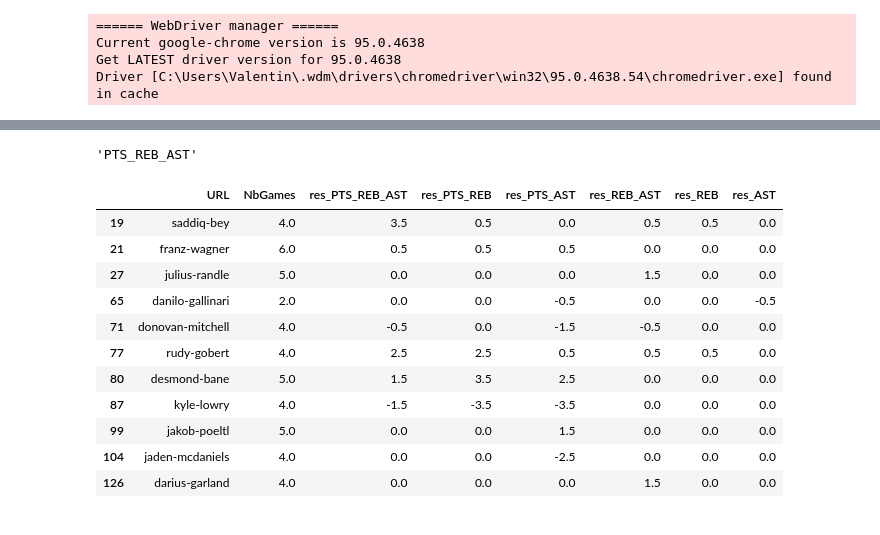
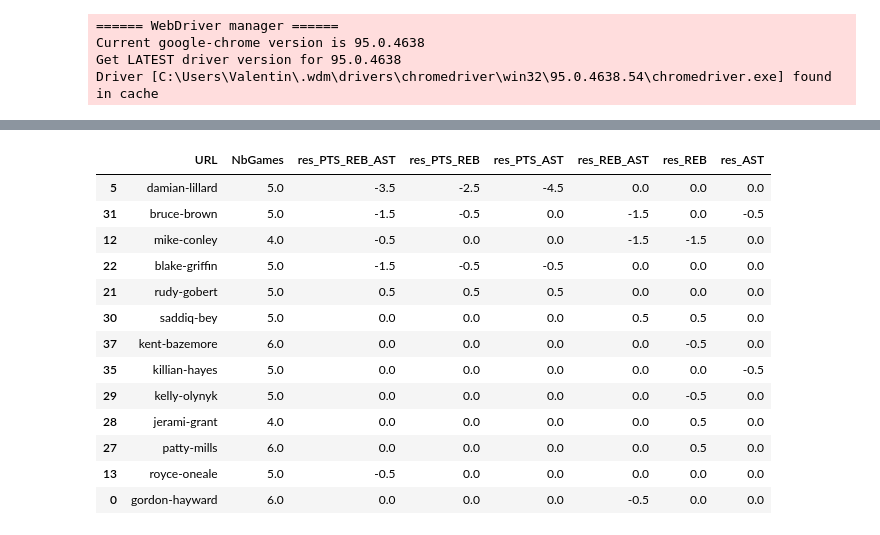
Before and after one commit to Shaakon35/NBA_Betting, a Jupyter notebook: Player_Stats.ipynb, the cells around one changed output, grey strips where cells are left out. Cells and saved outputs as stored; diff of their text form; code cells hidden in the pictures.

```diff
--- a/Player_Stats.ipynb
+++ b/Player_Stats.ipynb
@@ -282,3 +282,37 @@ IndexError: list index out of range
+# %%
+CoteMatch = "https://www.unibet.fr/zones/v3/sportnode/markets.json?nodeId=627957624&filter=R%25C3%25A9sultat&marketname=Vainqueur%2520du%2520match%2520(prolong.%2520incluses)"
+with urllib.request.urlopen(CoteMatch) as url:
+    json_data = json.loads(url.read().decode())
+row_data = []
+for d in json_data['marketsByType'][0]['days']:
+    for e in d['events']:
+        match = e['eventName']
+        for j in e['markets'][0]['selections']:
+            if(j['name'].find("Moins") == -1):
+                data_item = {"Match": match,
+                             "Team": j['name'],
+                              "OddWin":round(1+float(j['currentPriceUp'])/float(j['currentPriceDown']),2)
+                            }
+                row_data.append(data_item)
+df3 = pd.DataFrame(row_data)
+
+df3["Date"] = date.today().strftime("%d/%m/%Y")
+df3["id"] = df3["Date"] + df3["Match"]
+df3 = df3.sort_values(['id'])
+df3 = df3[df3.columns.tolist()[-1:] + df3.columns.tolist()[:-1]]
+
+#Save odds as CSV
+csv = pd.read_csv("Odds_Match.csv")
+def bool(p):
+    #if p in pd.read_csv("Odds_NBA.csv")["id"]:
+    if any(csv['id'].str.contains(str(p))):
+        return(False)
+    else:
+        return(True)
+
+b = df3.apply(lambda p : bool(p["id"]), axis=1)
+csv = pd.concat([csv,df3[b]])
+csv.to_csv('Odds_Match.csv', index=False, encoding='utf-8')
 # %%
 URL_prefix = "https://www.unibet.fr/zones/v3/sportnode/markets.json?nodeId=627956958&filter="
 
@@ -348,46 +398,43 @@ df2
-# %%
-Spe_Joueurs_indx[0]
-# %% [output]
-'PTS_REB_AST'
 # %%
-df2["FullName"] = df2["Player"].apply(lambda p: p.replace("-", " ").replace("'", " ").lower())
-df["FullName"] = df["URL"].apply(lambda p: p.split("/")[len(p.split("/"))-1].replace("-", " ").replace("'", " ").lower())
-
 final = df2.merge(df, on=["FullName"], how='left')
 final.head()
 
 def Perf(Min, Max, Bet):
     if float(Min) > float(Bet):
         return(float(Min) - float(Bet))
     else:
         if float(Max) < float(Bet):
             return(float(Max) - float(Bet))
         else:
             return(0)
 
 
 final["res_PTS_REB_AST"] = final.apply(lambda p : Perf(p["PTS_REB_AST","min"], p["PTS_REB_AST","max"], p["PTS_REB_AST"]), axis=1)
 final["res_PTS_REB"] = final.apply(lambda p : Perf(p["PTS_REB","min"], p["PTS_REB","max"], p["PTS_REB"]), axis=1)
 final["res_PTS_AST"] = final.apply(lambda p : Perf(p["PTS_AST","min"], p["PTS_AST","max"], p["PTS_AST"]), axis=1)
 final["res_REB_AST"] = final.apply(lambda p : Perf(p["REB_AST","min"], p["REB_AST","max"], p["REB_AST"]), axis=1)
 final["res_REB"] = final.apply(lambda p : Perf(p["REB","min"], p["REB","max"], p["REB"]), axis=1)
 final["res_AST"] = final.apply(lambda p : Perf(p["AST","min"], p["AST","max"], p["AST"]), axis=1)
-final["res"] = final["res_PTS_REB_AST"] + final["res_PTS_REB"] + final["res_PTS_AST"] + final["res_REB_AST"] + final["res_REB"] + final["res_AST"]
+final["res"] = abs(final["res_PTS_REB_AST"]) + abs(final["res_PTS_REB"]) + abs(final["res_PTS_AST"]) + abs(final["res_REB_AST"]) + abs(final["res_REB"]) + abs(final["res_AST"]) #Max
 final["URL"] = final["URL",""]
+
+final = final.sort_values('res', ascending=False)
 final["NbGames"] = final["NbGames",""]
-final = final[(final['res']>0.5) | (final['res']<-0.5)]
+final = final[(final['res']>=0.5) | (final['res']<=-0.5)]
 
 final[['URL', 'NbGames', 'res_PTS_REB_AST', 'res_PTS_REB', 'res_PTS_AST', 'res_REB_AST', 'res_REB', 'res_AST']].style.format(make_clickable).background_gradient(cmap=cm, subset=['res_PTS_REB_AST', 'res_PTS_REB', 'res_PTS_AST', 'res_REB_AST', 'res_REB', 'res_AST']).set_precision(0)
 # %% [output]
 |  | URL | NbGames | res_PTS_REB_AST | res_PTS_REB | res_PTS_AST | res_REB_AST | res_REB | res_AST |
-| 19 | saddiq-bey | 4.0 | 3.5 | 0.5 | 0.0 | 0.5 | 0.5 | 0.0 |
-| 21 | franz-wagner | 6.0 | 0.5 | 0.5 | 0.5 | 0.0 | 0.0 | 0.0 |
-| 27 | julius-randle | 5.0 | 0.0 | 0.0 | 0.0 | 1.5 | 0.0 | 0.0 |
-| 65 | danilo-gallinari | 2.0 | 0.0 | 0.0 | -0.5 | 0.0 | 0.0 | -0.5 |
-| 71 | donovan-mitchell | 4.0 | -0.5 | 0.0 | -1.5 | -0.5 | 0.0 | 0.0 |
-| 77 | rudy-gobert | 4.0 | 2.5 | 2.5 | 0.5 | 0.5 | 0.5 | 0.0 |
-| 80 | desmond-bane | 5.0 | 1.5 | 3.5 | 2.5 | 0.0 | 0.0 | 0.0 |
-| 87 | kyle-lowry | 4.0 | -1.5 | -3.5 | -3.5 | 0.0 | 0.0 | 0.0 |
-| 99 | jakob-poeltl | 5.0 | 0.0 | 0.0 | 1.5 | 0.0 | 0.0 | 0.0 |
-| 104 | jaden-mcdaniels | 4.0 | 0.0 | 0.0 | -2.5 | 0.0 | 0.0 | 0.0 |
-| 126 | darius-garland | 4.0 | 0.0 | 0.0 | 0.0 | 1.5 | 0.0 | 0.0 |
+| 5 | damian-lillard | 5.0 | -3.5 | -2.5 | -4.5 | 0.0 | 0.0 | 0.0 |
+| 31 | bruce-brown | 5.0 | -1.5 | -0.5 | 0.0 | -1.5 | 0.0 | -0.5 |
+| 12 | mike-conley | 4.0 | -0.5 | 0.0 | 0.0 | -1.5 | -1.5 | 0.0 |
+| 22 | blake-griffin | 5.0 | -1.5 | -0.5 | -0.5 | 0.0 | 0.0 | 0.0 |
+| 21 | rudy-gobert | 5.0 | 0.5 | 0.5 | 0.5 | 0.0 | 0.0 | 0.0 |
+| 30 | saddiq-bey | 5.0 | 0.0 | 0.0 | 0.0 | 0.5 | 0.5 | 0.0 |
+| 37 | kent-bazemore | 6.0 | 0.0 | 0.0 | 0.0 | 0.0 | -0.5 | 0.0 |
+| 35 | killian-hayes | 5.0 | 0.0 | 0.0 | 0.0 | 0.0 | 0.0 | -0.5 |
+| 29 | kelly-olynyk | 5.0 | 0.0 | 0.0 | 0.0 | 0.0 | -0.5 | 0.0 |
+| 28 | jerami-grant | 4.0 | 0.0 | 0.0 | 0.0 | 0.0 | 0.5 | 0.0 |
+| 27 | patty-mills | 6.0 | 0.0 | 0.0 | 0.0 | 0.0 | 0.5 | 0.0 |
+| 13 | royce-oneale | 5.0 | -0.5 | 0.0 | 0.0 | 0.0 | 0.0 | 0.0 |
+| 0 | gordon-hayward | 6.0 | 0.0 | 0.0 | 0.0 | -0.5 | 0.0 | 0.0 |
```
Also changed, not shown: parts of 11 cells of this notebook, 3 other files.
